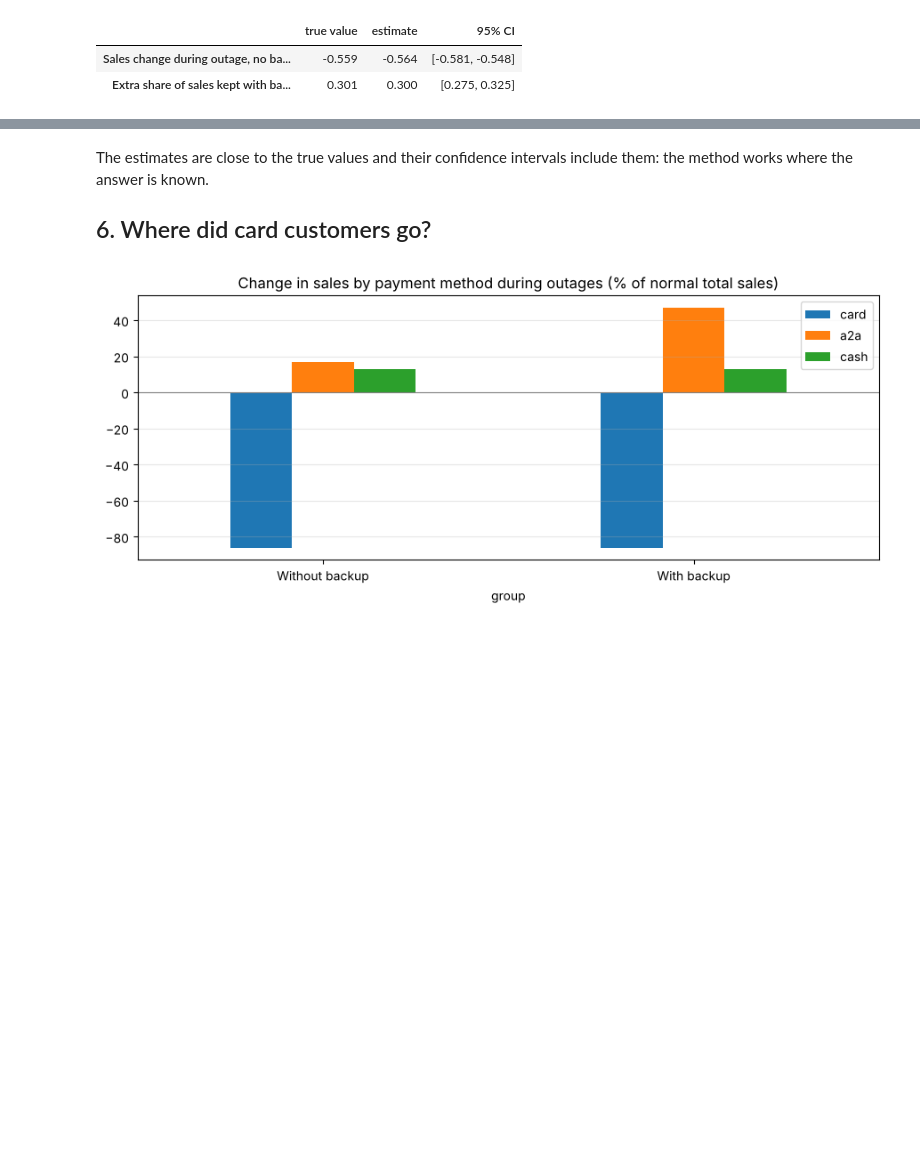
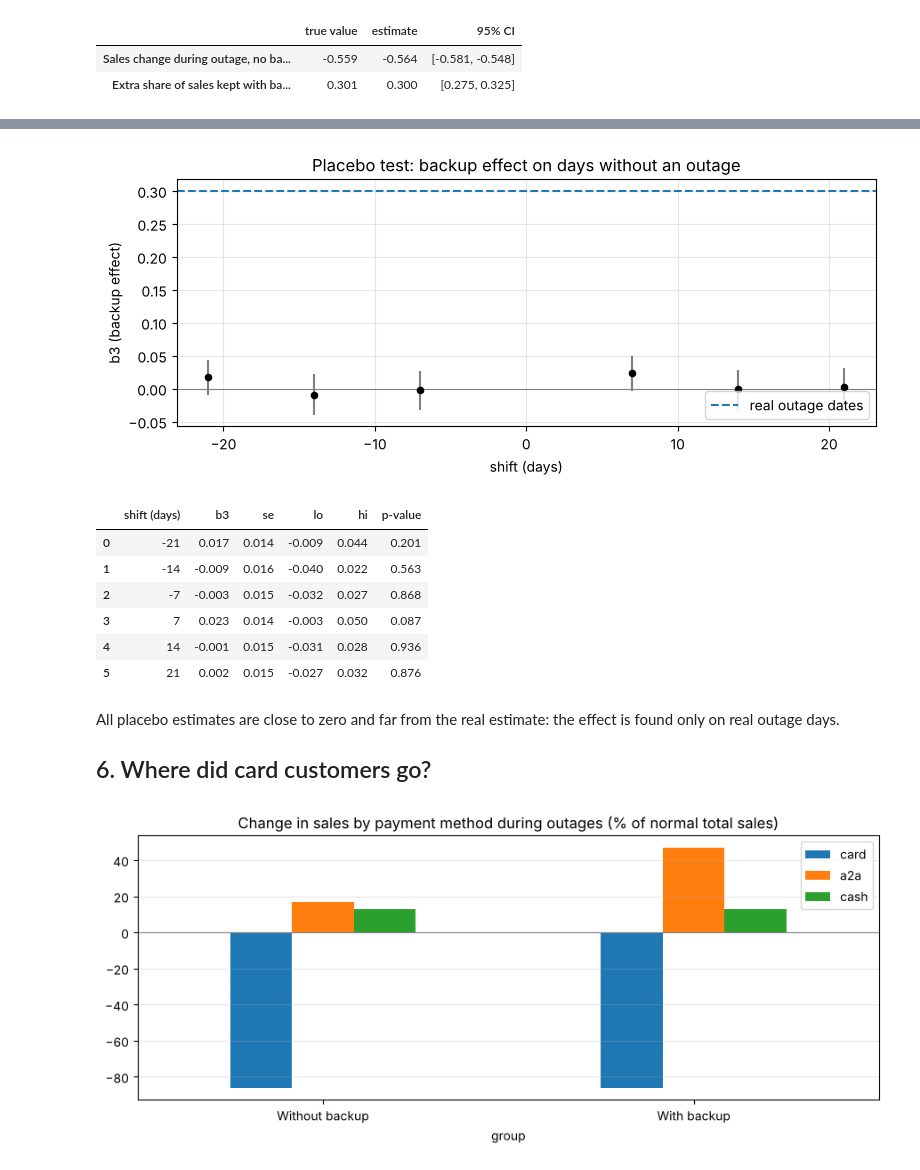
Before and after one commit to betulkaplann/card-outage-event-study, a Jupyter notebook: outage_event_study.ipynb, the cells around one changed output, grey strips where cells are left out. Saved outputs shown, nothing was run; the diff lists cells and outputs as text; code cells hidden in the pictures; blank space fills up the shorter version.

Commit message:
Add placebo test on fake outage dates and real/simulated table

```diff
--- a/outage_event_study.ipynb
+++ b/outage_event_study.ipynb
@@ -144,5 +149,23 @@ after:backup     -0.0744      0.017     -4.362      0.000      -0.108      -0.04
+# %%
+placebo = an.placebo_did(df, outages)
+ax = placebo.plot(x="shift (days)", y="b3", kind="scatter", figsize=(8, 3.5), color="black", zorder=3)
+ax.errorbar(placebo["shift (days)"], placebo["b3"], yerr=1.96 * placebo["se"], fmt="none", color="grey")
+ax.axhline(0, color="grey", linewidth=0.8)
+ax.axhline(fit.params["outage:backup"], color="tab:blue", linestyle="--", label="real outage dates")
+ax.set_ylabel("b3 (backup effect)"); ax.set_title("Placebo test: backup effect on days without an outage")
+ax.legend(); ax.grid(alpha=0.3); plt.tight_layout(); plt.savefig(IMG / "placebo.png", dpi=120); plt.show()
+placebo.round(3)
+# %% [output]
+[figure, added]
+|  | shift (days) | b3 | se | lo | hi | p-value |
+| 0 | -21 | 0.017 | 0.014 | -0.009 | 0.044 | 0.201 |
+| 1 | -14 | -0.009 | 0.016 | -0.040 | 0.022 | 0.563 |
+| 2 | -7 | -0.003 | 0.015 | -0.032 | 0.027 | 0.868 |
+| 3 | 7 | 0.023 | 0.014 | -0.003 | 0.050 | 0.087 |
+| 4 | 14 | -0.001 | 0.015 | -0.031 | 0.028 | 0.936 |
+| 5 | 21 | 0.002 | 0.015 | -0.027 | 0.032 | 0.876 |
 # %% [markdown]
-The estimates are close to the true values and their confidence intervals include them: the method works where the answer is known.
+All placebo estimates are close to zero and far from the real estimate: the effect is found only on real outage days.
 
 ## 6. Where did card customers go?
 # %%
```
Also changed, not shown: parts of 1 cell of this notebook, 4 other files.
